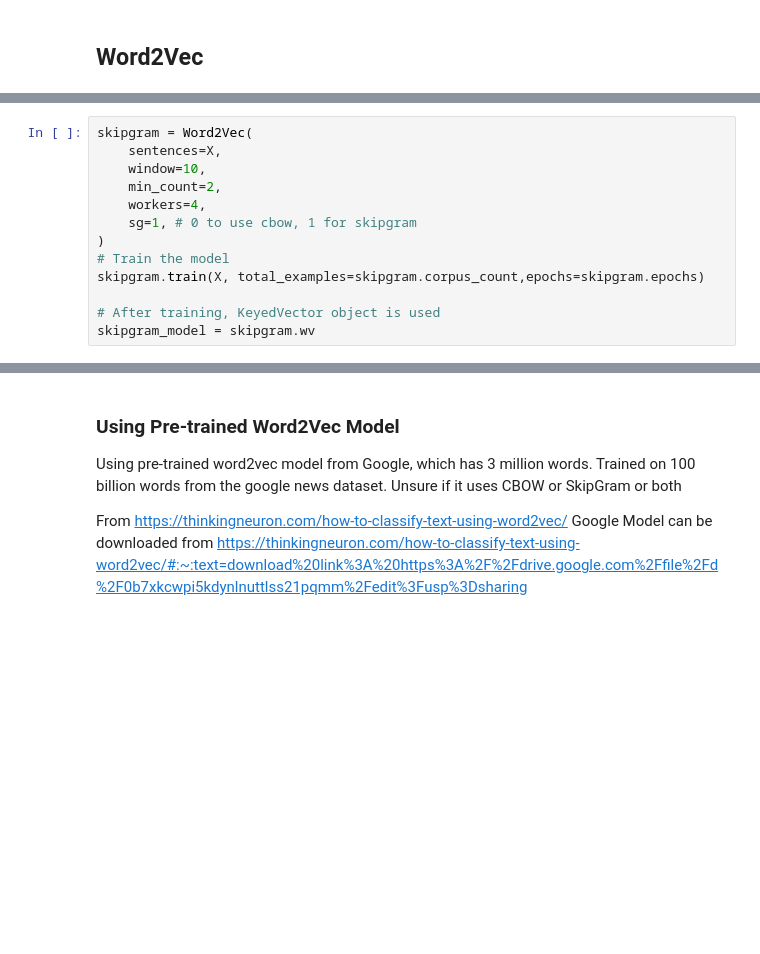
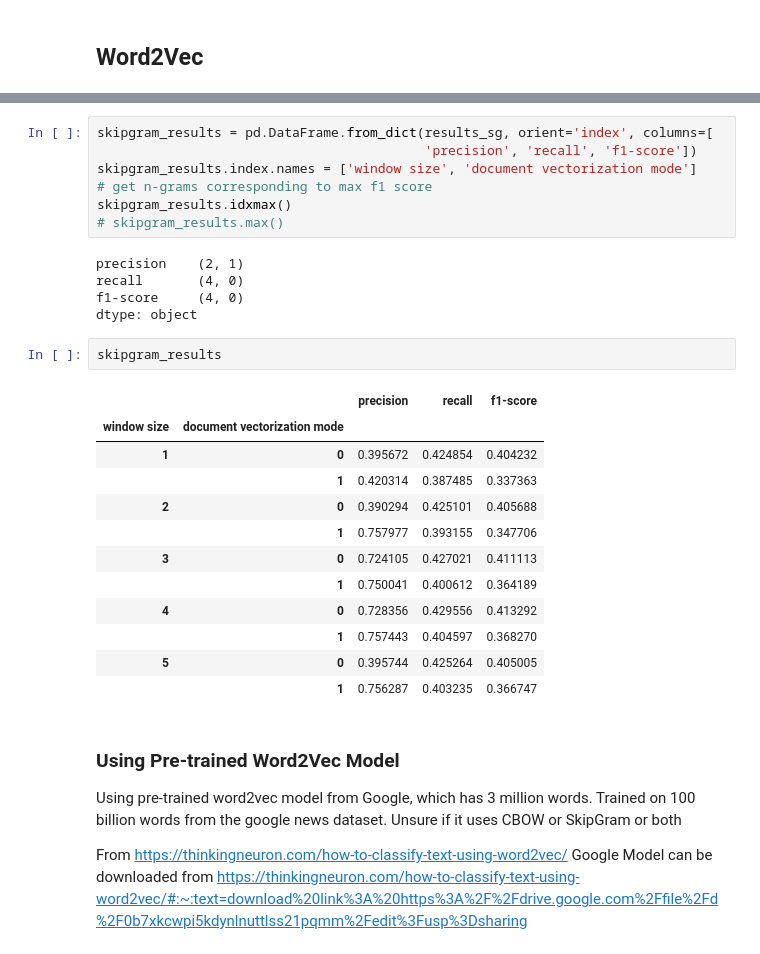
Before and after one commit to psychoanalyzing-twitter/sentiment-analysis, a Jupyter notebook: cw-1.ipynb, the cells around one changed output, grey strips where cells are left out. Saved outputs shown, nothing was run; the diff lists cells and outputs as text; blank space fills up the shorter version.

```diff
--- a/cw-1.ipynb
+++ b/cw-1.ipynb
@@ -809,13 +846,0 @@ weighted avg       0.54      0.59      0.55      1080
-# %%
-skipgram = Word2Vec(
-    sentences=X,
-    window=10,
-    min_count=2,
-    workers=4,
-    sg=1, # 0 to use cbow, 1 for skipgram
-)
-# Train the model
-skipgram.train(X, total_examples=skipgram.corpus_count,epochs=skipgram.epochs)
-
-# After training, KeyedVector object is used
-skipgram_model = skipgram.wv
@@ -841,3 +936,30 @@ weighted avg       0.56      0.60      0.56      1080
+# %%
+skipgram_results = pd.DataFrame.from_dict(results_sg, orient='index', columns=[
+                                          'precision', 'recall', 'f1-score'])
+skipgram_results.index.names = ['window size', 'document vectorization mode']
+# get n-grams corresponding to max f1 score
+skipgram_results.idxmax()
+# skipgram_results.max()
+# %% [output]
+precision    (2, 1)
+recall       (4, 0)
+f1-score     (4, 0)
+dtype: object
+# %%
+skipgram_results
+# %% [output]
+|  |  | precision | recall | f1-score |
+| window size | document vectorization mode |  |  |  |
+| 1 | 0 | 0.395672 | 0.424854 | 0.404232 |
+|  | 1 | 0.420314 | 0.387485 | 0.337363 |
+| 2 | 0 | 0.390294 | 0.425101 | 0.405688 |
+|  | 1 | 0.757977 | 0.393155 | 0.347706 |
+| 3 | 0 | 0.724105 | 0.427021 | 0.411113 |
+|  | 1 | 0.750041 | 0.400612 | 0.364189 |
+| 4 | 0 | 0.728356 | 0.429556 | 0.413292 |
+|  | 1 | 0.757443 | 0.404597 | 0.368270 |
+| 5 | 0 | 0.395744 | 0.425264 | 0.405005 |
+|  | 1 | 0.756287 | 0.403235 | 0.366747 |
 # %% [markdown]
 ### Using Pre-trained Word2Vec Model
 Using pre-trained word2vec model from Google, which has 3 million words. Trained on 100 billion words from the google news dataset. Unsure if it uses CBOW or SkipGram or both
```
Also changed, not shown: parts of 68 cells of this notebook.
